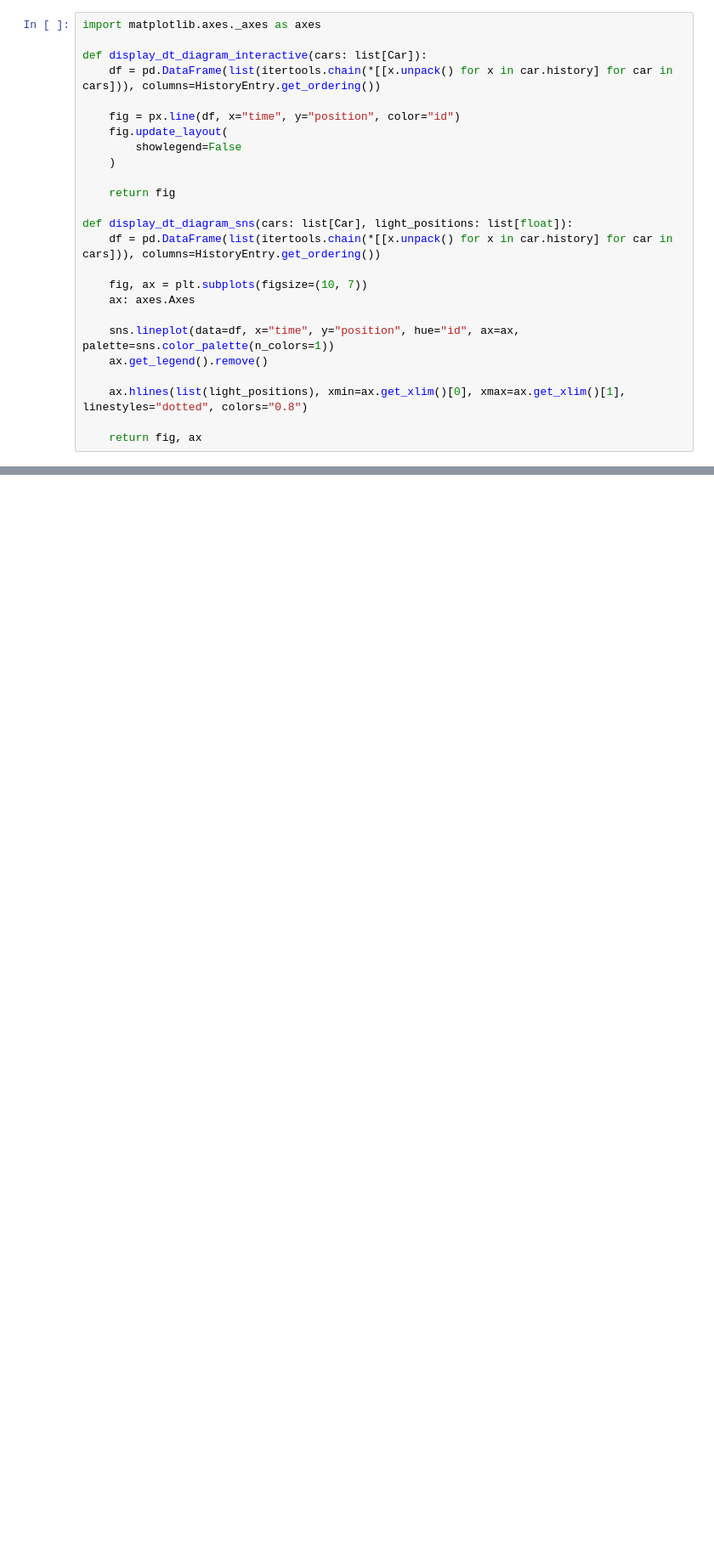
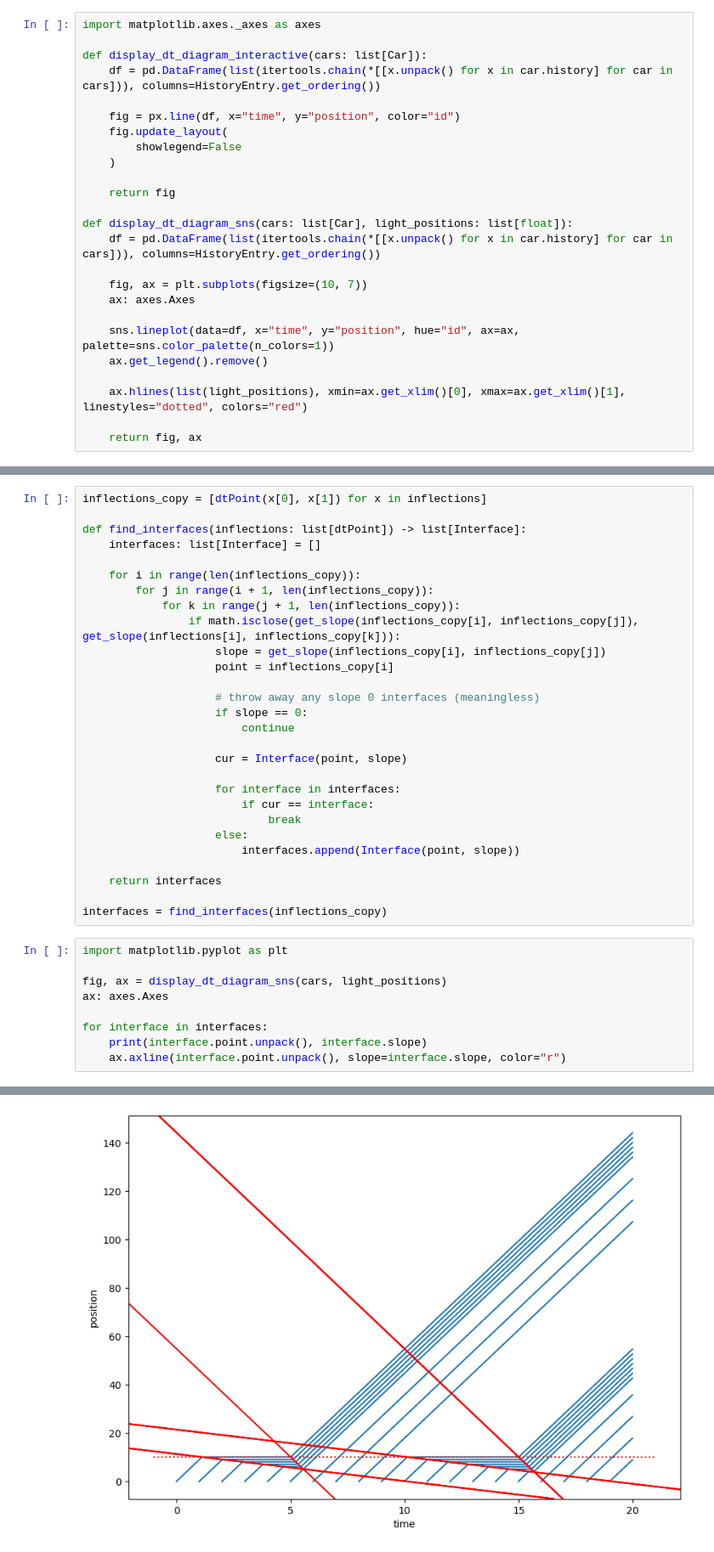
Before and after one commit to yianzhang14/traffic-shock-diagrams, a Jupyter notebook: newell.ipynb, the cells around one changed output, grey strips where cells are left out. Shown at 85% size. Cells and saved outputs as stored; diff of their text form; blank space fills up the shorter version.

```diff
--- a/newell.ipynb
+++ b/newell.ipynb
@@ -277,7 +277,7 @@ def display_dt_diagram_sns(cars: list[Car], light_positions: list[float]):
     sns.lineplot(data=df, x="time", y="position", hue="id", ax=ax, palette=sns.color_palette(n_colors=1))
     ax.get_legend().remove()
 
-    ax.hlines(list(light_positions), xmin=ax.get_xlim()[0], xmax=ax.get_xlim()[1], linestyles="dotted", colors="0.8")
+    ax.hlines(list(light_positions), xmin=ax.get_xlim()[0], xmax=ax.get_xlim()[1], linestyles="dotted", colors="red")
 
     return fig, ax
 # %%
@@ -338,0 +382,38 @@ class Interface:
+# %%
+inflections_copy = [dtPoint(x[0], x[1]) for x in inflections]
+
+def find_interfaces(inflections: list[dtPoint]) -> list[Interface]:
+    interfaces: list[Interface] = []
+
+    for i in range(len(inflections_copy)):
+        for j in range(i + 1, len(inflections_copy)):
+            for k in range(j + 1, len(inflections_copy)):
+                if math.isclose(get_slope(inflections_copy[i], inflections_copy[j]), get_slope(inflections[i], inflections_copy[k])):
+                    slope = get_slope(inflections_copy[i], inflections_copy[j])
+                    point = inflections_copy[i]
+
+                    # throw away any slope 0 interfaces (meaningless)
+                    if slope == 0:
+                        continue
+
+                    cur = Interface(point, slope)
+
+                    for interface in interfaces:
+                        if cur == interface:
+                            break
+                    else:
+                        interfaces.append(Interface(point, slope))
+
+    return interfaces
+
+interfaces = find_interfaces(inflections_copy)
+# %%
+import matplotlib.pyplot as plt
+
+fig, ax = display_dt_diagram_sns(cars, light_positions)
+ax: axes.Axes
+
+for interface in interfaces:
+    print(interface.point.unpack(), interface.slope)
+    ax.axline(interface.point.unpack(), slope=interface.slope, color="r")
+# %% [output]
@@ -338,0 +431 @@ class Interface:
+[figure, added]
```
Also changed, not shown: parts of 5 cells of this notebook.
